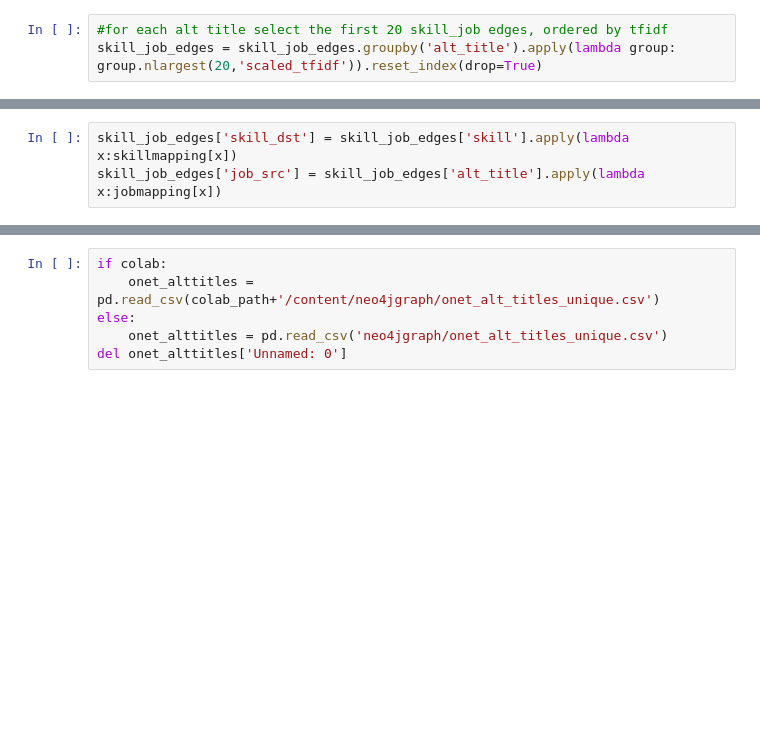
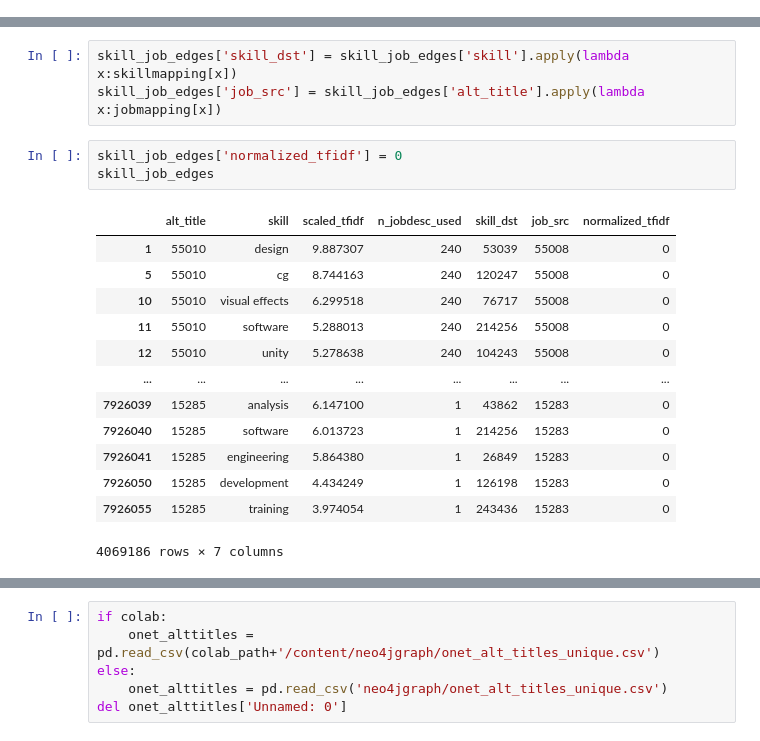
Before and after one commit to AmosDinh/Skill_Job_GNN, a Jupyter notebook: colab.ipynb, the cells around one changed output, grey strips where cells are left out. Saved outputs shown, nothing was run; the diff lists cells and outputs as text; blank space fills up the shorter version.

```diff
--- a/colab.ipynb
+++ b/colab.ipynb
@@ -156,3 +199,0 @@ skill_job_edges
-# %%
-#for each alt title select the first 20 skill_job edges, ordered by tfidf
-skill_job_edges = skill_job_edges.groupby('alt_title').apply(lambda group: group.nlargest(20,'scaled_tfidf')).reset_index(drop=True)
@@ -172,3 +211,20 @@ inverted_jobmapping = {v:k for k,v in jobmapping.items()}
 # %%
 skill_job_edges['skill_dst'] = skill_job_edges['skill'].apply(lambda x:skillmapping[x])
 skill_job_edges['job_src'] = skill_job_edges['alt_title'].apply(lambda x:jobmapping[x])
+# %%
+skill_job_edges['normalized_tfidf'] = 0
+skill_job_edges
+# %% [output]
+|  | alt_title | skill | scaled_tfidf | n_jobdesc_used | skill_dst | job_src | normalized_tfidf |
+| 1 | 55010 | design | 9.887307 | 240 | 53039 | 55008 | 0 |
+| 5 | 55010 | cg | 8.744163 | 240 | 120247 | 55008 | 0 |
+| 10 | 55010 | visual effects | 6.299518 | 240 | 76717 | 55008 | 0 |
+| 11 | 55010 | software | 5.288013 | 240 | 214256 | 55008 | 0 |
+| 12 | 55010 | unity | 5.278638 | 240 | 104243 | 55008 | 0 |
+| ... | ... | ... | ... | ... | ... | ... | ... |
+| 7926039 | 15285 | analysis | 6.147100 | 1 | 43862 | 15283 | 0 |
+| 7926040 | 15285 | software | 6.013723 | 1 | 214256 | 15283 | 0 |
+| 7926041 | 15285 | engineering | 5.864380 | 1 | 26849 | 15283 | 0 |
+| 7926050 | 15285 | development | 4.434249 | 1 | 126198 | 15283 | 0 |
+| 7926055 | 15285 | training | 3.974054 | 1 | 243436 | 15283 | 0 |
+4069186 rows × 7 columns
```
Also changed, not shown: parts of 23 cells of this notebook, 1 other file.
